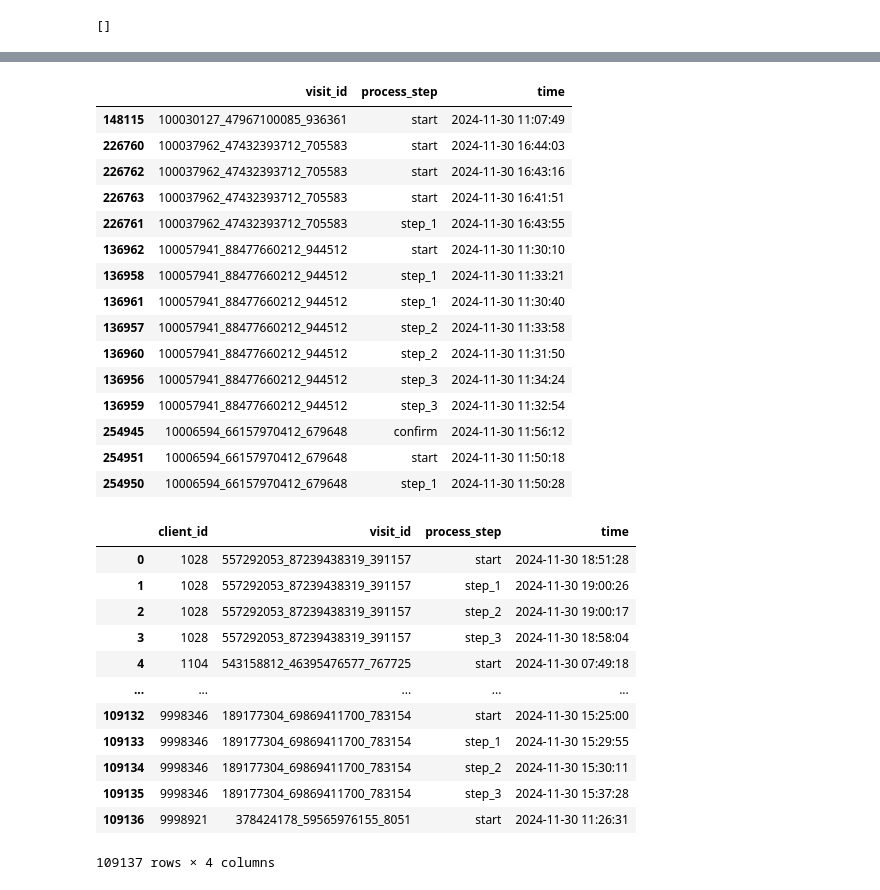
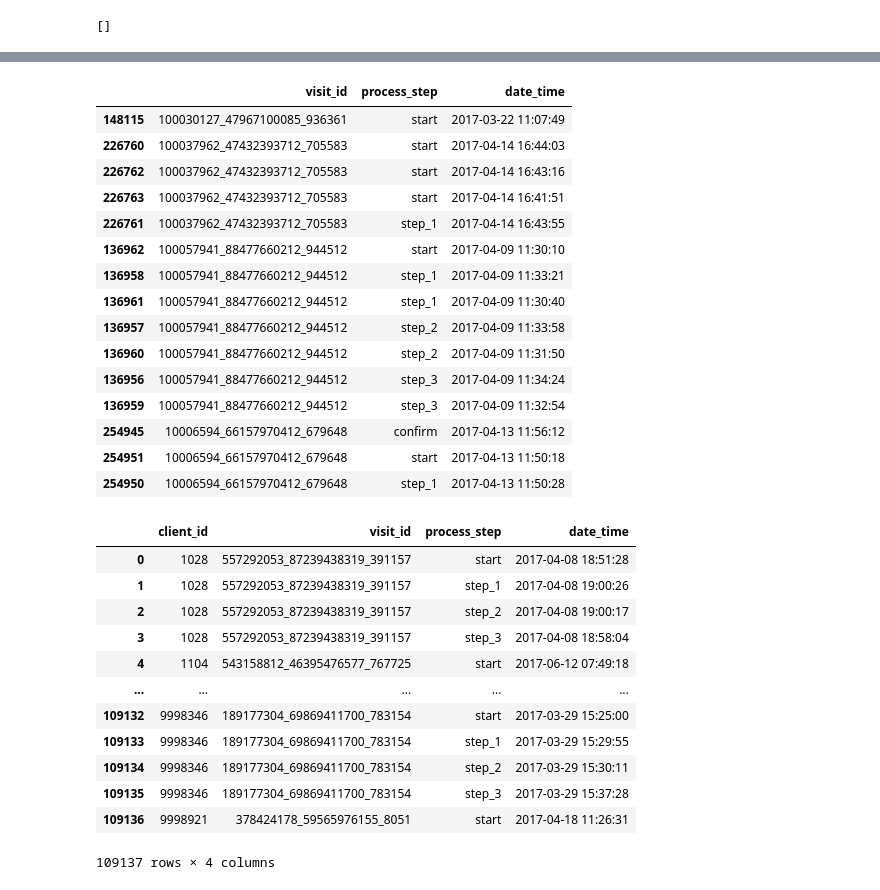
Before and after one commit to cemanzanoc/Project2, a Jupyter notebook: analysis.ipynb, the cells around one changed output, grey strips where cells are left out. Cells and saved outputs as stored; diff of their text form; code cells hidden in the pictures.

```diff
--- a/analysis.ipynb
+++ b/analysis.ipynb
@@ -271,40 +269,40 @@ def time_custom(group):
     else:
         return group.max()
 # %%
-df_control[['visit_id', 'process_step', 'time']].sort_values(by = ['visit_id', 'process_step']).head(15)
+df_control[['visit_id', 'process_step', 'date_time']].sort_values(by = ['visit_id', 'process_step']).head(15)
 # %% [output]
-|  | visit_id | process_step | time |
-| 148115 | 100030127_47967100085_936361 | start | 2024-11-30 11:07:49 |
-| 226760 | 100037962_47432393712_705583 | start | 2024-11-30 16:44:03 |
-| 226762 | 100037962_47432393712_705583 | start | 2024-11-30 16:43:16 |
-| 226763 | 100037962_47432393712_705583 | start | 2024-11-30 16:41:51 |
-| 226761 | 100037962_47432393712_705583 | step_1 | 2024-11-30 16:43:55 |
-| 136962 | 100057941_88477660212_944512 | start | 2024-11-30 11:30:10 |
-| 136958 | 100057941_88477660212_944512 | step_1 | 2024-11-30 11:33:21 |
-| 136961 | 100057941_88477660212_944512 | step_1 | 2024-11-30 11:30:40 |
-| 136957 | 100057941_88477660212_944512 | step_2 | 2024-11-30 11:33:58 |
-| 136960 | 100057941_88477660212_944512 | step_2 | 2024-11-30 11:31:50 |
-| 136956 | 100057941_88477660212_944512 | step_3 | 2024-11-30 11:34:24 |
-| 136959 | 100057941_88477660212_944512 | step_3 | 2024-11-30 11:32:54 |
-| 254945 | 10006594_66157970412_679648 | confirm | 2024-11-30 11:56:12 |
-| 254951 | 10006594_66157970412_679648 | start | 2024-11-30 11:50:18 |
-| 254950 | 10006594_66157970412_679648 | step_1 | 2024-11-30 11:50:28 |
+|  | visit_id | process_step | date_time |
+| 148115 | 100030127_47967100085_936361 | start | 2017-03-22 11:07:49 |
+| 226760 | 100037962_47432393712_705583 | start | 2017-04-14 16:44:03 |
+| 226762 | 100037962_47432393712_705583 | start | 2017-04-14 16:43:16 |
+| 226763 | 100037962_47432393712_705583 | start | 2017-04-14 16:41:51 |
+| 226761 | 100037962_47432393712_705583 | step_1 | 2017-04-14 16:43:55 |
+| 136962 | 100057941_88477660212_944512 | start | 2017-04-09 11:30:10 |
+| 136958 | 100057941_88477660212_944512 | step_1 | 2017-04-09 11:33:21 |
+| 136961 | 100057941_88477660212_944512 | step_1 | 2017-04-09 11:30:40 |
+| 136957 | 100057941_88477660212_944512 | step_2 | 2017-04-09 11:33:58 |
+| 136960 | 100057941_88477660212_944512 | step_2 | 2017-04-09 11:31:50 |
+| 136956 | 100057941_88477660212_944512 | step_3 | 2017-04-09 11:34:24 |
+| 136959 | 100057941_88477660212_944512 | step_3 | 2017-04-09 11:32:54 |
+| 254945 | 10006594_66157970412_679648 | confirm | 2017-04-13 11:56:12 |
+| 254951 | 10006594_66157970412_679648 | start | 2017-04-13 11:50:18 |
+| 254950 | 10006594_66157970412_679648 | step_1 | 2017-04-13 11:50:28 |
 # %%
 df_control_pasos = df_control.groupby(
     ['client_id', 'visit_id', 'process_step'], as_index=False
-).agg({'time': time_custom})
+).agg({'date_time': time_custom})
 df_control_pasos
 # %% [output]
-|  | client_id | visit_id | process_step | time |
-| 0 | 1028 | 557292053_87239438319_391157 | start | 2024-11-30 18:51:28 |
-| 1 | 1028 | 557292053_87239438319_391157 | step_1 | 2024-11-30 19:00:26 |
-| 2 | 1028 | 557292053_87239438319_391157 | step_2 | 2024-11-30 19:00:17 |
-| 3 | 1028 | 557292053_87239438319_391157 | step_3 | 2024-11-30 18:58:04 |
-| 4 | 1104 | 543158812_46395476577_767725 | start | 2024-11-30 07:49:18 |
+|  | client_id | visit_id | process_step | date_time |
+| 0 | 1028 | 557292053_87239438319_391157 | start | 2017-04-08 18:51:28 |
+| 1 | 1028 | 557292053_87239438319_391157 | step_1 | 2017-04-08 19:00:26 |
+| 2 | 1028 | 557292053_87239438319_391157 | step_2 | 2017-04-08 19:00:17 |
+| 3 | 1028 | 557292053_87239438319_391157 | step_3 | 2017-04-08 18:58:04 |
+| 4 | 1104 | 543158812_46395476577_767725 | start | 2017-06-12 07:49:18 |
 | ... | ... | ... | ... | ... |
-| 109132 | 9998346 | 189177304_69869411700_783154 | start | 2024-11-30 15:25:00 |
-| 109133 | 9998346 | 189177304_69869411700_783154 | step_1 | 2024-11-30 15:29:55 |
-| 109134 | 9998346 | 189177304_69869411700_783154 | step_2 | 2024-11-30 15:30:11 |
-| 109135 | 9998346 | 189177304_69869411700_783154 | step_3 | 2024-11-30 15:37:28 |
-| 109136 | 9998921 | 378424178_59565976155_8051 | start | 2024-11-30 11:26:31 |
+| 109132 | 9998346 | 189177304_69869411700_783154 | start | 2017-03-29 15:25:00 |
+| 109133 | 9998346 | 189177304_69869411700_783154 | step_1 | 2017-03-29 15:29:55 |
+| 109134 | 9998346 | 189177304_69869411700_783154 | step_2 | 2017-03-29 15:30:11 |
+| 109135 | 9998346 | 189177304_69869411700_783154 | step_3 | 2017-03-29 15:37:28 |
+| 109136 | 9998921 | 378424178_59565976155_8051 | start | 2017-04-18 11:26:31 |
 109137 rows × 4 columns
```
Also changed, not shown: parts of 15 cells of this notebook, 2 other files.
